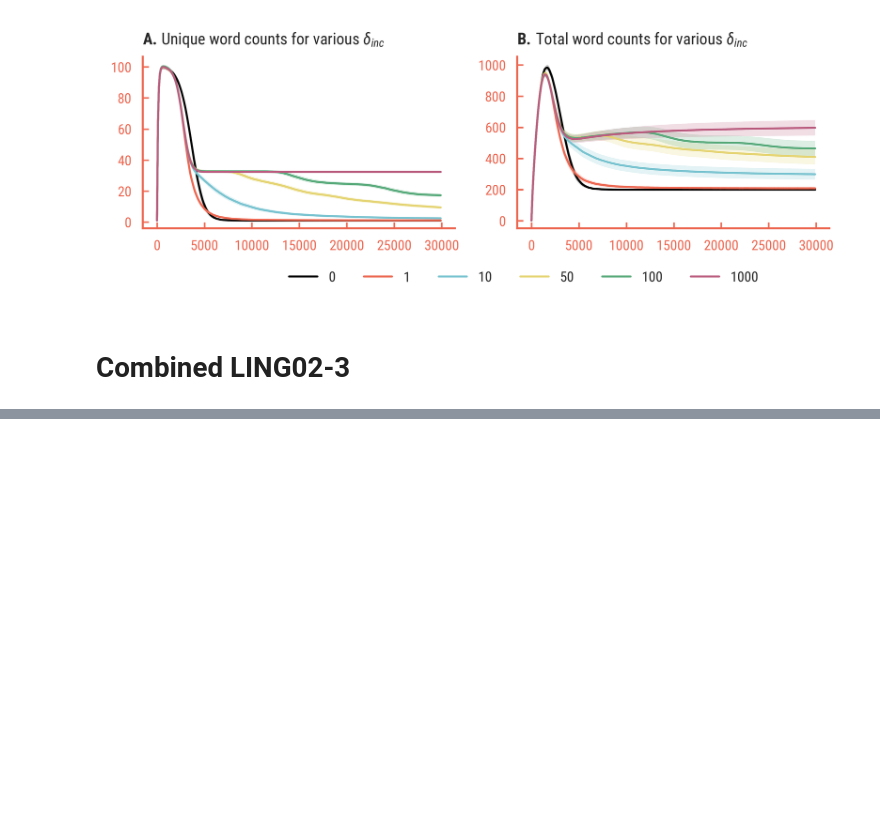
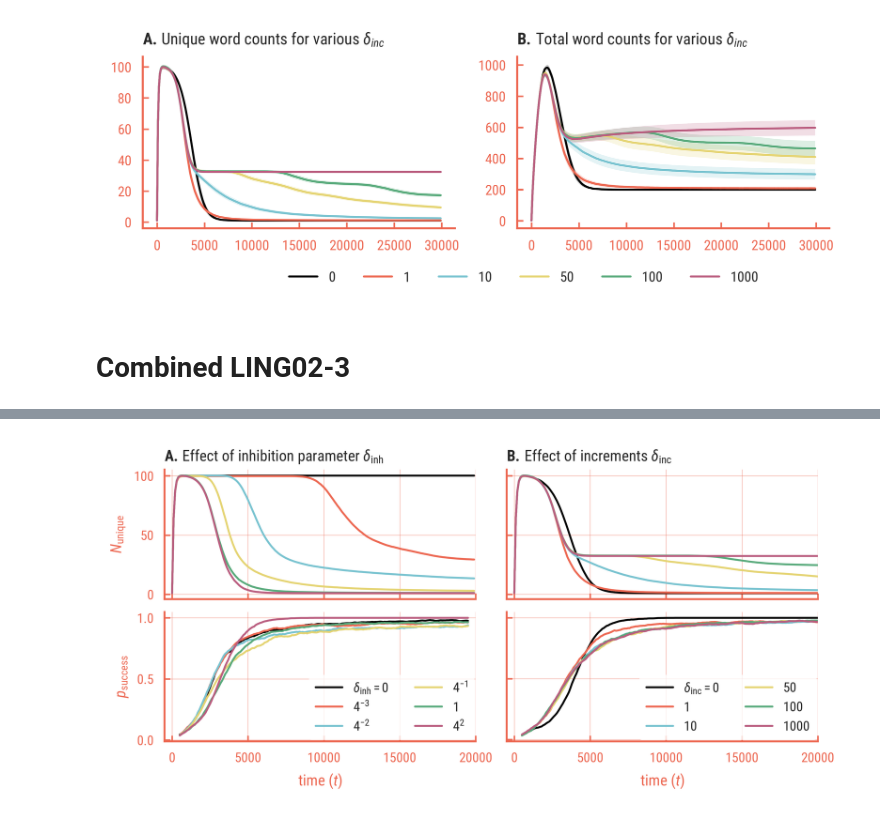
Before and after one commit to bacor/thesis, a Jupyter notebook: experiments/LING03/LING03 analysis.ipynb, the cells around one changed output, grey strips where cells are left out. Saved outputs shown, nothing was run; the diff lists cells and outputs as text; code cells hidden in the pictures; blank space fills up the shorter version.

```diff
--- a/experiments/LING03/LING03 analysis.ipynb
+++ b/experiments/LING03/LING03 analysis.ipynb
@@ -138,0 +138,76 @@ copyfig('LING03-02-combined-results.pdf')
+# %%
+# plot unique word counts and communicative success
+figure(figsize=cm2inch(12,5))
+xs2, xs3 = data2.index, data3.index
+d_inhs = [0] + [4**i for i in range(-3,1)] + [16]
+d_incs = [0, 1, 10, 50, 100, 1000]
+
+def get_label(d_inh):
+    if d_inh == 1:
+        label = '$1$'
+    elif d_inh > 0:
+        k = int(log(d_inh)/log(4))
+        label = '$4^{'+str(k)+'}$'
+    else:
+        label = '$\delta_{\\mathrm{inh}}=0$'
+    return label
+
+ax1 = subplot(221)
+if True:
+    for d_inh in d_inhs:
+        res = data2[d_inh]
+        mean = res['num_unique_words']['mean']
+        plot(xs2, mean, label=get_label(d_inh))
+    title('Effect of inhibition parameter $\delta_{\\mathrm{inh}}$')
+    ylabel('$N_{\mathrm{unique}}$')
+    ax1.set_xticklabels(['' for _ in xticks()])
+
+ax2 = subplot(222)
+if True:
+    for d_inc in d_incs:
+        res = data3[str(d_inc)]
+        mean = res['num_unique_words']['mean']
+        if d_inc == 0:
+            plot(xs3, mean, label='$\delta_{\\mathrm{inc}} = 0$')
+        else:
+            plot(xs3, mean, label=d_inc)
+    title('Effect of increments $\delta_{\\mathrm{inc}}$')
+    ax2.set_yticklabels(['' for _ in yticks()])
+    ax2.set_xticklabels(['' for _ in xticks()])
+
+ax3 = subplot(223)
+if True:
+    for d_inh in d_inhs:
+        res = data2[d_inh]
+        mean = pd.rolling_mean(res['successes']['mean'], 10, center=True)
+        plot(xs2, mean, label=get_label(d_inh))
+    ylabel('$p_{\mathrm{success}}$')
+    legend(ncol=2, loc=4)
+    xlabel('time $(t)$')
+
+ax4 = subplot(224)
+if True:
+    for d_inc in d_incs:
+        res = data3[str(d_inc)]
+        mean = pd.rolling_mean(res['successes']['mean'], 10, center=True)
+        if d_inc == 0:
+            plot(xs3, mean, label='$\delta_{\\mathrm{inc}} = 0$')
+        else:
+            plot(xs3, mean, label=d_inc)
+
+    ax4.set_yticklabels(['' for _ in yticks()])
+    xlabel('time $(t)$')
+    legend(ncol=2, loc=4)
+
+restyle_title(ax1, ax2)
+for ax in [ax1, ax2, ax3, ax4]:
+    ax.yaxis.grid()
+    ax.xaxis.grid()
+    ax.set_xlim(-500,20000)
+
+sns.despine()
+subplots_adjust(left=0, bottom=0, right=1, top=1, hspace=.1, wspace=.1)
+savefig('LING03-02-combined-results.pdf', bbox_inches='tight')
+copyfig('LING03-02-combined-results.pdf')
+# %% [output]
+[figure, added]
```
Also changed, not shown: parts of 2 cells of this notebook, 10 other files.
